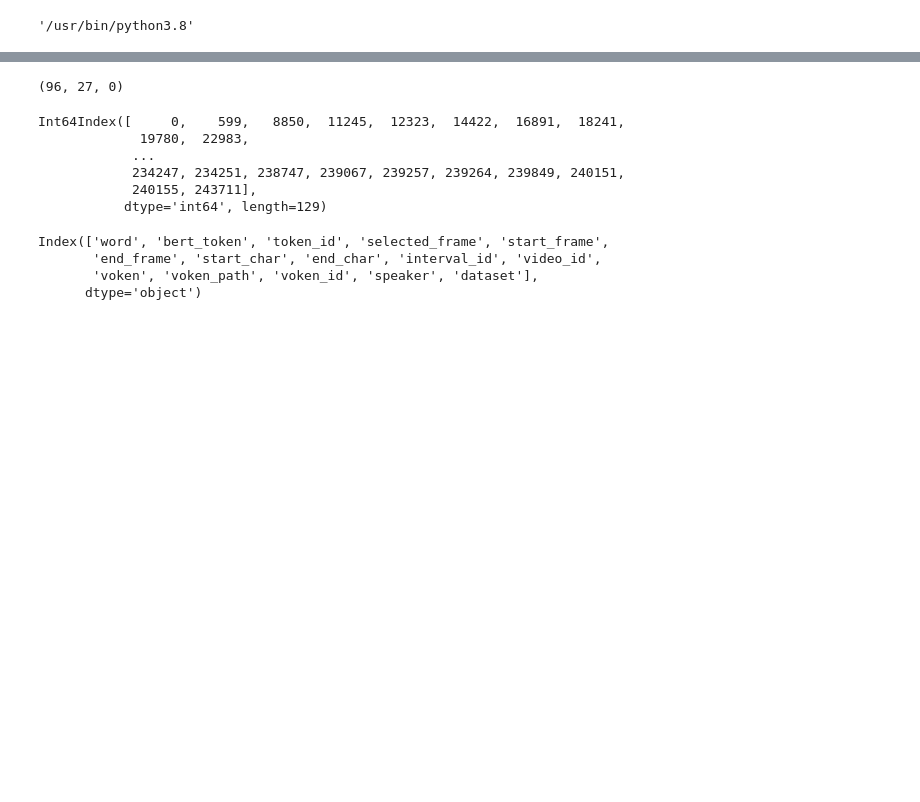
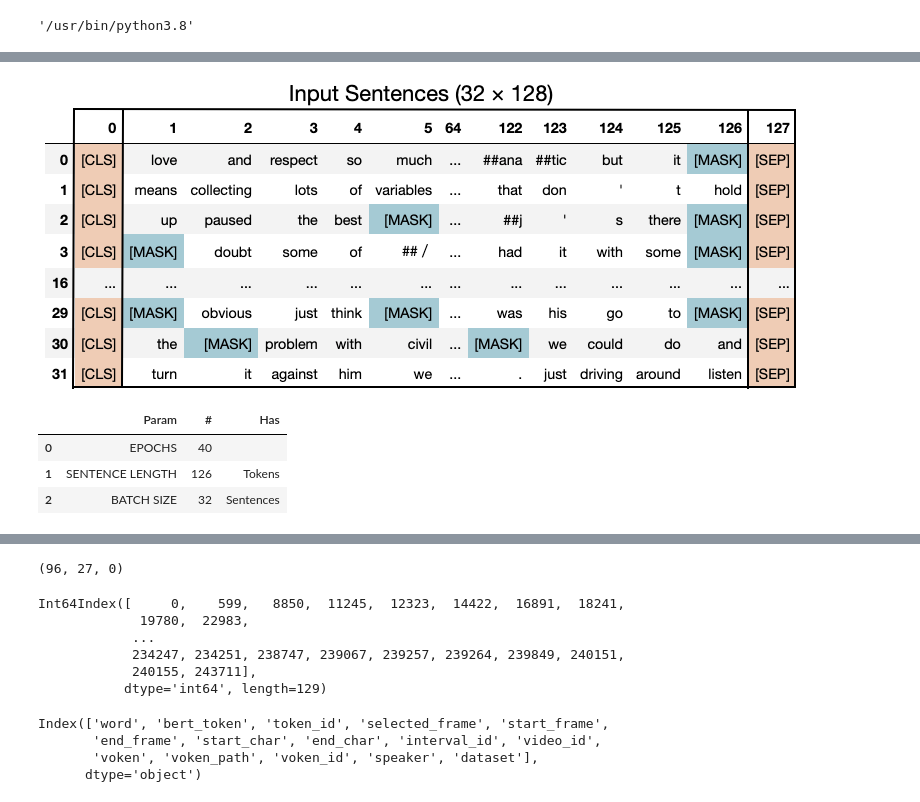
Before and after one commit to shstav2/token_voken, a Jupyter notebook: notebooks/Embeddings/Embeddings_V2.ipynb, the cells around one changed output, grey strips where cells are left out. Cells and saved outputs as stored; diff of their text form; code cells hidden in the pictures; blank space fills up the shorter version.

```diff
--- a/notebooks/Embeddings/Embeddings_V2.ipynb
+++ b/notebooks/Embeddings/Embeddings_V2.ipynb
@@ -57,0 +84,4 @@ df_token_voken.reset_index(drop=True, inplace=True)
+# %%
+Image(filename='/home/stav/Projects/token_voken/notebooks/Embeddings/token_inputs_as_df_marker.png')
+# %% [output]
+[figure, added]
@@ -57,0 +90,14 @@ df_token_voken.reset_index(drop=True, inplace=True)
+# %%
+df_vals = pd.DataFrame.from_records([
+    ['EPOCHS', 40, ''],
+    ['SENTENCE LENGTH', 126, 'Tokens'],
+    ['BATCH SIZE', 32, 'Sentences'],
+#     ['BATCH SIZE', 32 * 126, 'Tokens']
+], columns=['Param', '#', 'Has'])
+df_vals['#'] = df_vals['#'].astype('float64')
+df_vals
+# %% [output]
+|  | Param | # | Has |
+| 0 | EPOCHS | 40 |  |
+| 1 | SENTENCE LENGTH | 126 | Tokens |
+| 2 | BATCH SIZE | 32 | Sentences |
```
Also changed, not shown: parts of 17 cells of this notebook, 4 other files.
